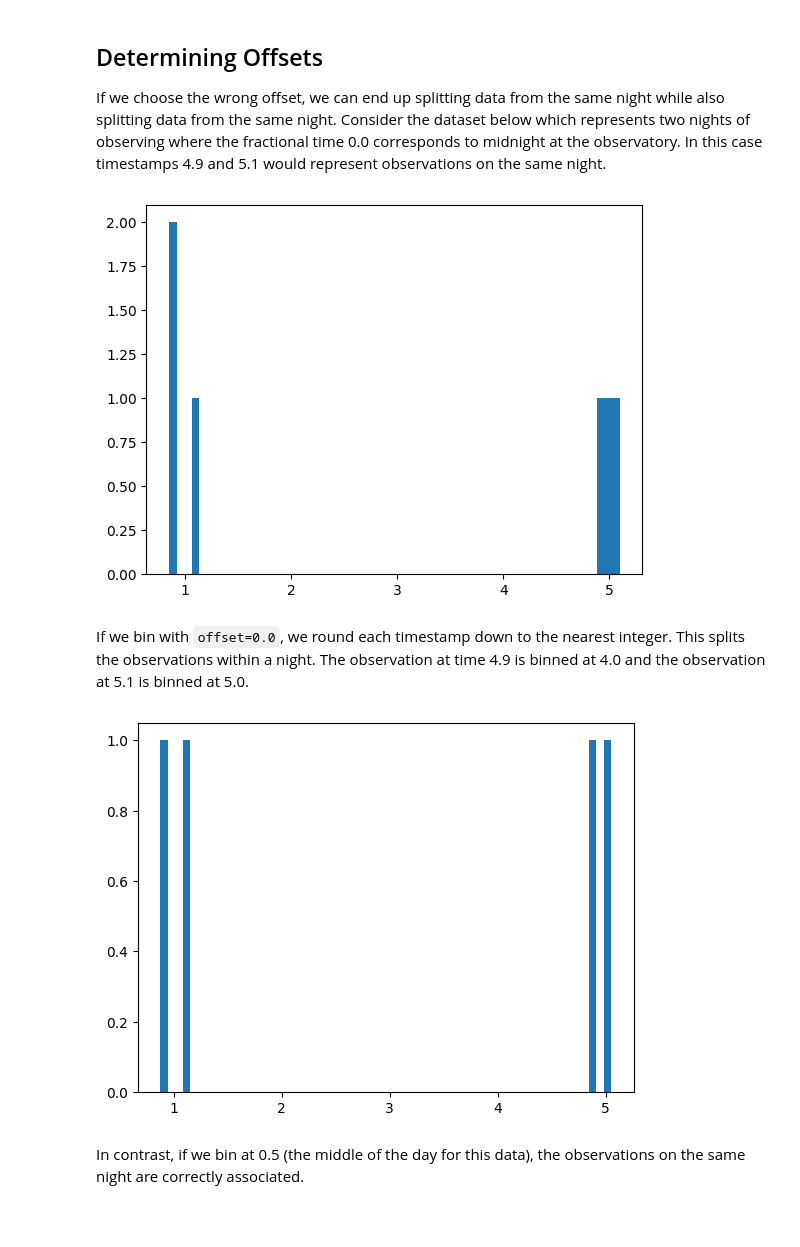
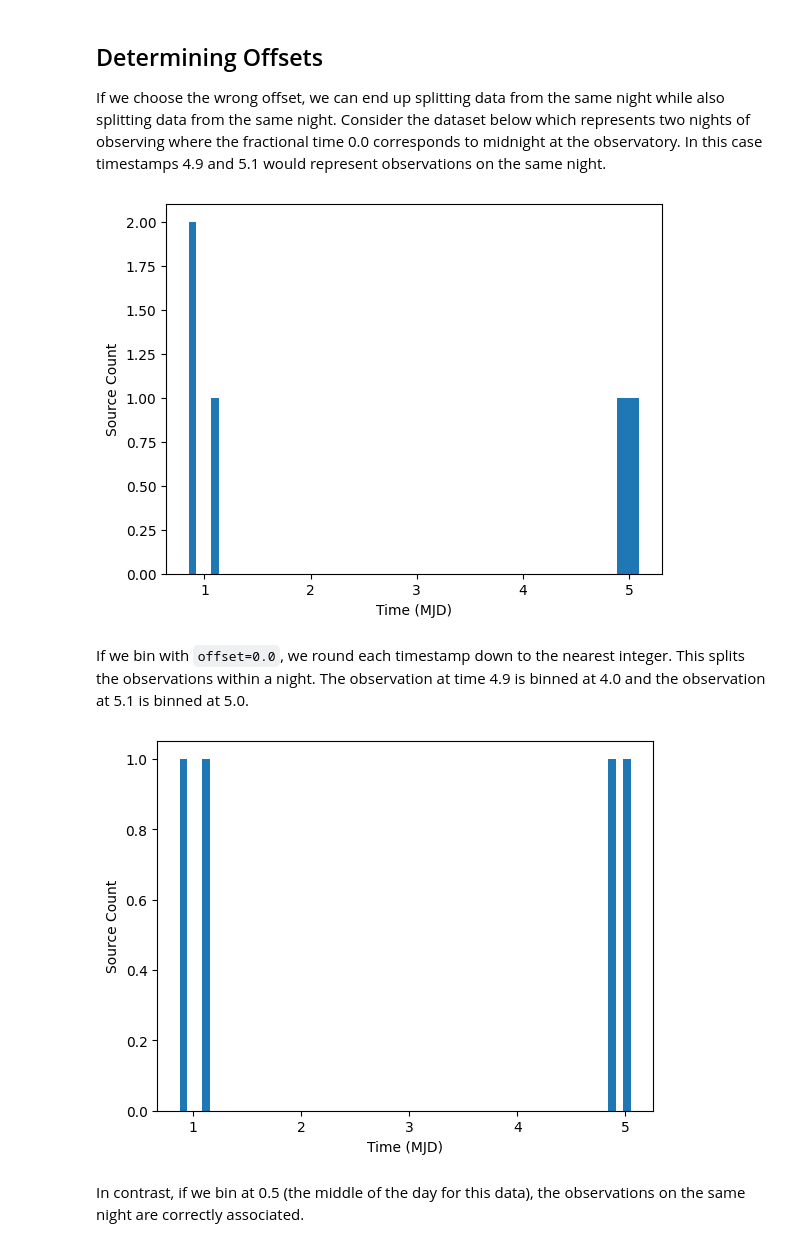
Before and after one commit to lincc-frameworks/tape, a Jupyter notebook: docs/notebooks/binning_slowly_changing_sources.ipynb, the cells around one changed output. Cells and saved outputs as stored; diff of their text form; code cells hidden in the pictures; blank space fills up the shorter version.

```diff
--- a/docs/notebooks/binning_slowly_changing_sources.ipynb
+++ b/docs/notebooks/binning_slowly_changing_sources.ipynb
@@ -78,24 +87,30 @@ rows = {
 }
 ens.from_source_dict(rows)
 
-_ = plt.hist(ens._source["midPointTai"].compute().tolist(), 60)
+fig, ax = plt.subplots(1, 1)
+_ = ax.hist(ens._source["midPointTai"].compute().tolist(), 60)
+_ = ax.set_xlabel("Time (MJD)")
+_ = ax.set_ylabel("Source Count")
 # %% [output]
-[figure, old version]
+[figure, new version]
 # %% [markdown]
 If we bin with `offset=0.0`, we round each timestamp down to the nearest integer. This splits the observations within a night. The observation at time 4.9 is binned at 4.0 and the observation at 5.1 is binned at 5.0.
 # %%
 rows = {
     ens._id_col: [1, 1, 1, 1, 1, 1],
     ens._time_col: [0.85, 0.9, 1.1, 4.9, 5.0, 5.1],
     ens._flux_col: [0.0, 1.0, 2.0, 3.0, 4.0, 5.0],
     ens._band_col: ["g", "g", "g", "g", "g", "g"],
 }
 ens.from_source_dict(rows)
 ens.bin_sources(time_window=1.0, offset=0.0)
 
-_ = plt.hist(ens._source["midPointTai"].compute().tolist(), 60)
+fig, ax = plt.subplots(1, 1)
+_ = ax.hist(ens._source["midPointTai"].compute().tolist(), 60)
+_ = ax.set_xlabel("Time (MJD)")
+_ = ax.set_ylabel("Source Count")
 # %% [output]
-[figure, old version]
+[figure, new version]
 # %% [markdown]
 In contrast, if we bin at 0.5 (the middle of the day for this data), the observations on the same night are correctly associated.
 # %%
```
Also changed, not shown: parts of 7 cells of this notebook.
